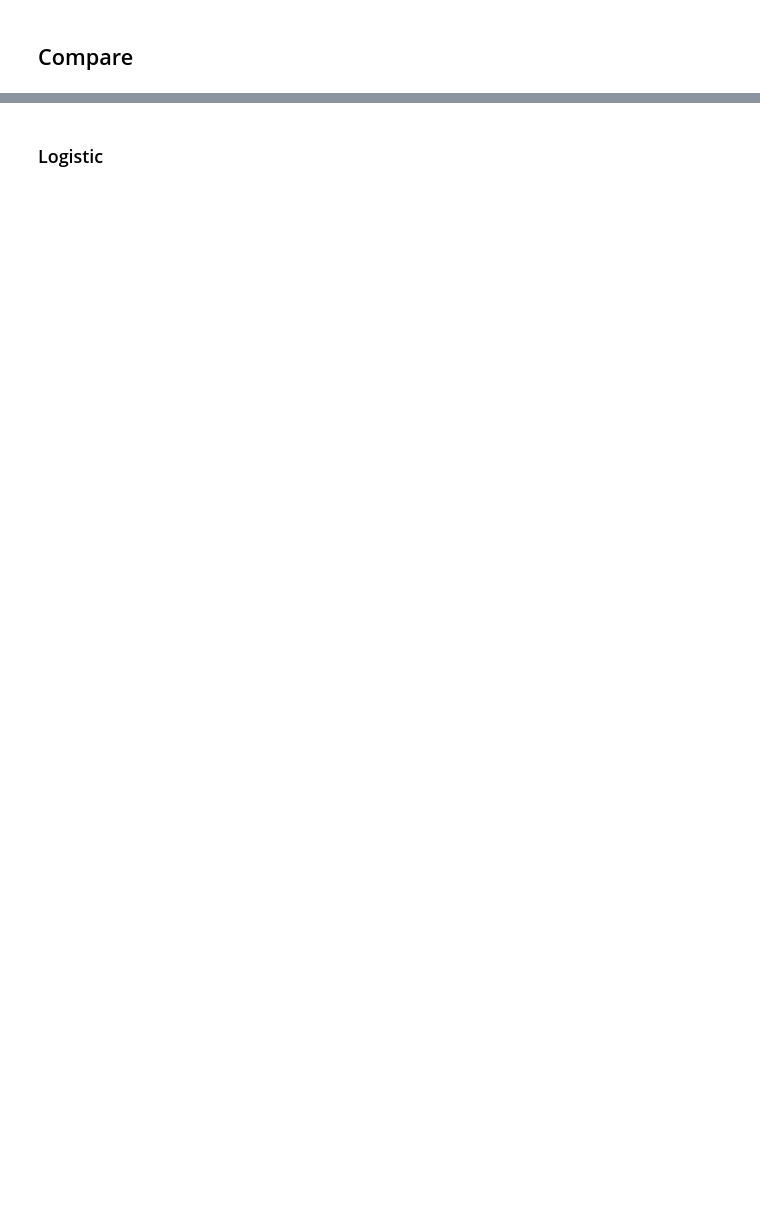
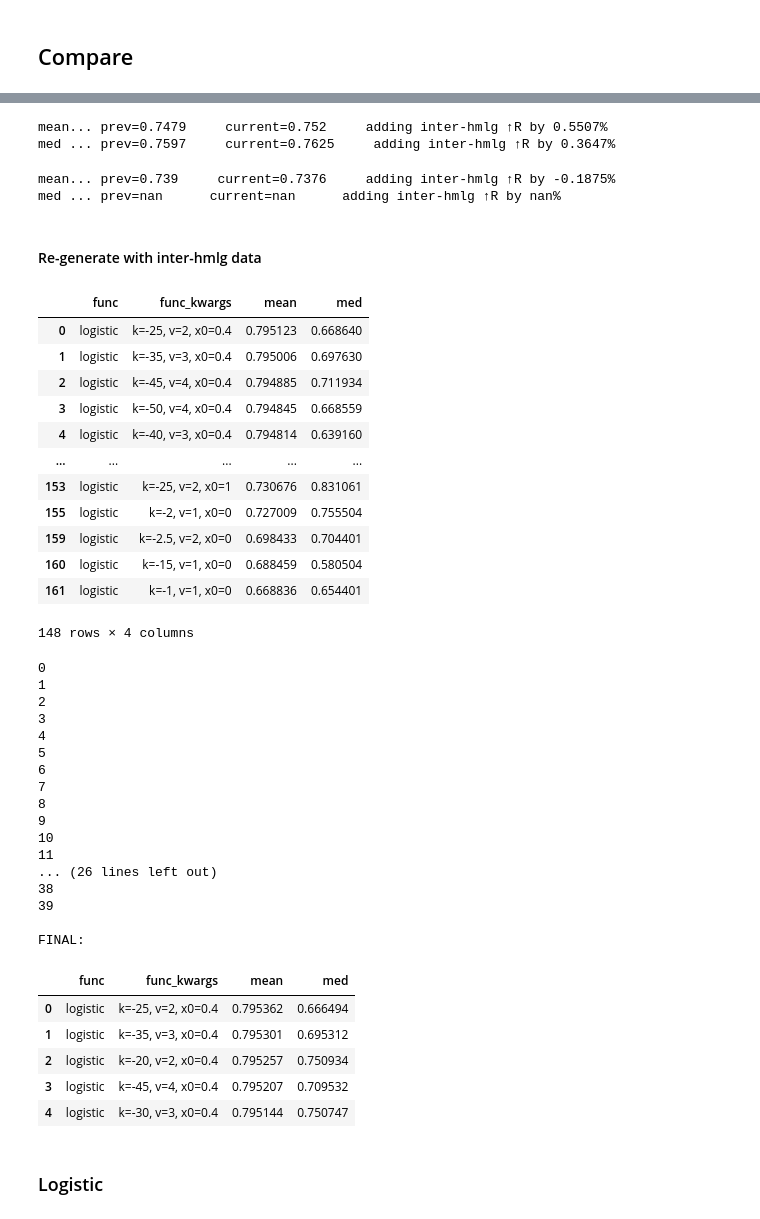
Before and after one commit to gesinecauer/Chromatin_Analysis_MOp, a Jupyter notebook: jupyter/snm3C-seq.ipynb, the cells around one changed output, grey strips where cells are left out. Cells and saved outputs as stored; diff of their text form; code cells hidden in the pictures; blank space fills up the shorter version.

```diff
--- a/jupyter/snm3C-seq.ipynb
+++ b/jupyter/snm3C-seq.ipynb
@@ -258,0 +350,22 @@ if os.path.exists('pseudocounts_vs_snm3c.tsv'):
+# %%
+result_idx = results_df.loc[results_df.func == 'power'].index[0]
+
+tmp = plot_best_result(matrix_df, sc_dis=sc_dis, results_df=results_df.loc[result_idx].to_frame().T.reset_index(drop=True), plot=False)[0]
+for x in ('mean', 'med'):
+    prev = results_df.loc[result_idx, x]
+    print(f"{x:<4}... prev={prev:<4.4g}     current={tmp[x]:<4.4g}     adding inter-hmlg ↑R by {(tmp[x] - prev)/prev * 100:.4g}%")
+# %% [output]
+mean... prev=0.7479     current=0.752     adding inter-hmlg ↑R by 0.5507%
+med ... prev=0.7597     current=0.7625     adding inter-hmlg ↑R by 0.3647%
+# %%
+result_idx = results_df.loc[results_df.func == 'thresholded'].index[0]
+
+tmp = plot_best_result(matrix_df, sc_dis=sc_dis, results_df=results_df.loc[result_idx].to_frame().T.reset_index(drop=True), plot=False)[0]
+for x in ('mean', 'med'):
+    prev = results_df.loc[result_idx, x]
+    print(f"{x:<4}... prev={prev:<4.4g}     current={tmp[x]:<4.4g}     adding inter-hmlg ↑R by {(tmp[x] - prev)/prev * 100:.4g}%")
+# %% [output]
+mean... prev=0.739     current=0.7376     adding inter-hmlg ↑R by -0.1875%
+med ... prev=nan      current=nan      adding inter-hmlg ↑R by nan%
+# %% [markdown]
+#### Re-generate with inter-hmlg data
@@ -259,3 +382,58 @@ if os.path.exists('pseudocounts_vs_snm3c.tsv'):
+# %%
+# results_df_intraM = results_df.copy()
+
+func = 'logistic'
+
+filtered_for_func = results_df_intraM[(results_df_intraM.func == func)]
+display(filtered_for_func)
+
+for i in filtered_for_func.index.values[40:]:
+
+    print(f'{i}')
+    results.append(plot_best_result(matrix_df, sc_dis=sc_dis, results_df=results_df_intraM.loc[i].to_frame().T.reset_index(drop=True), plot=False)[0])
+    results_df = pd.DataFrame(results).drop_duplicates().sort_values('mean', ascending=False).reset_index(drop=True)
+    results_df.to_csv('pseudocounts_vs_snm3c.tsv', sep='\t', index=False)
+    # display(results_df.head(1))
+
+print('\nFINAL:')
+display(results_df.head())
+# %% [output]
+|  | func | func_kwargs | mean | med |
+| 0 | logistic | k=-25, v=2, x0=0.4 | 0.795123 | 0.668640 |
+| 1 | logistic | k=-35, v=3, x0=0.4 | 0.795006 | 0.697630 |
+| 2 | logistic | k=-45, v=4, x0=0.4 | 0.794885 | 0.711934 |
+| 3 | logistic | k=-50, v=4, x0=0.4 | 0.794845 | 0.668559 |
+| 4 | logistic | k=-40, v=3, x0=0.4 | 0.794814 | 0.639160 |
+| ... | ... | ... | ... | ... |
+| 153 | logistic | k=-25, v=2, x0=1 | 0.730676 | 0.831061 |
+| 155 | logistic | k=-2, v=1, x0=0 | 0.727009 | 0.755504 |
+| 159 | logistic | k=-2.5, v=2, x0=0 | 0.698433 | 0.704401 |
+| 160 | logistic | k=-15, v=1, x0=0 | 0.688459 | 0.580504 |
+| 161 | logistic | k=-1, v=1, x0=0 | 0.668836 | 0.654401 |
+148 rows × 4 columns
+0
+1
+2
+3
+4
+5
+6
+7
+8
+9
+10
+11
+... (26 lines left out)
+38
+39
+
+FINAL:
+|  | func | func_kwargs | mean | med |
+| 0 | logistic | k=-25, v=2, x0=0.4 | 0.795362 | 0.666494 |
+| 1 | logistic | k=-35, v=3, x0=0.4 | 0.795301 | 0.695312 |
+| 2 | logistic | k=-20, v=2, x0=0.4 | 0.795257 | 0.750934 |
+| 3 | logistic | k=-45, v=4, x0=0.4 | 0.795207 | 0.709532 |
+| 4 | logistic | k=-30, v=3, x0=0.4 | 0.795144 | 0.750747 |
 # %% [markdown]
 ### Logistic
 # %%
```
Also changed, not shown: parts of 24 cells of this notebook.
